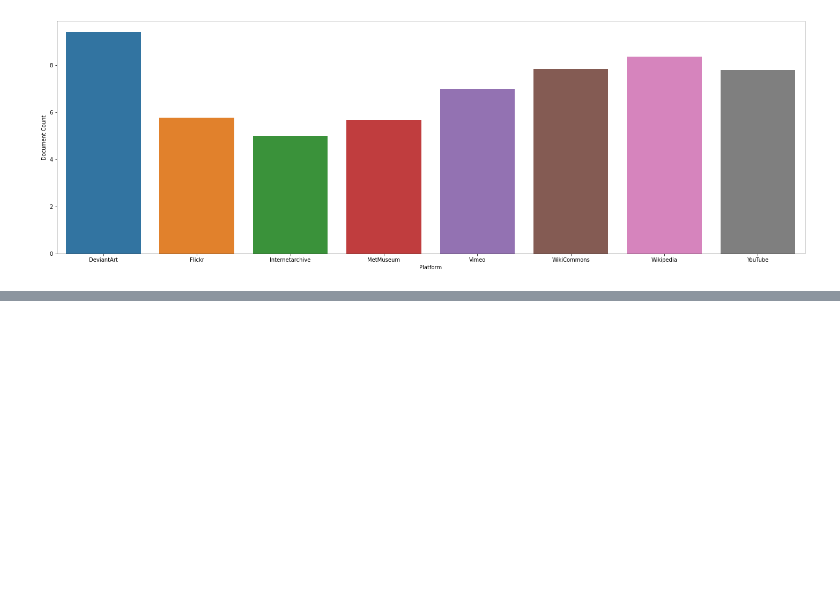
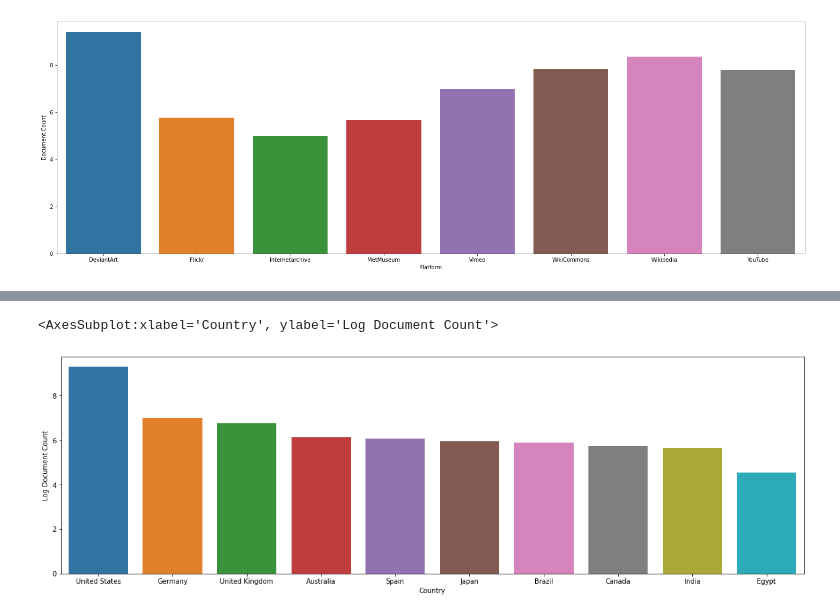
Before and after one commit to creativecommons/quantifying, a Jupyter notebook: visualization/visualization_engineering.ipynb, the cells around one changed output, grey strips where cells are left out. Saved outputs shown, nothing was run; the diff lists cells and outputs as text; code cells hidden in the pictures; blank space fills up the shorter version.

Commit message:
Visualization Completed up to 12th Request

```diff
--- a/visualization/visualization_engineering.ipynb
+++ b/visualization/visualization_engineering.ipynb
@@ -1196,0 +1204,10 @@ sns.barplot(
+# %%
+spotlighted_countries = pd.DataFrame(google_license_data.iloc[1:, 2:12].sum(axis = 0))\
+    .reset_index()
+spotlighted_countries = spotlighted_countries.rename(
+    columns = {
+        "index": "Country",
+        0: "Document Count"
+    }
+)
+spotlighted_countries
@@ -1196,0 +1226,8 @@ sns.barplot(
+# %%
+spotlighted_countries_plots = plt.subplots(figsize = (20, 6))
+spotlighted_countries["Log Document Count"] = np.log10(spotlighted_countries["Document Count"])
+spotlighted_countries = spotlighted_countries.sort_values("Log Document Count", ascending = False)
+sns.barplot(data = spotlighted_countries, x = "Country", y = "Log Document Count", ax = spotlighted_countries_plots[1])
+# %% [output]
+<AxesSubplot:xlabel='Country', ylabel='Log Document Count'>
+[figure, added]
```
Also changed, not shown: parts of 21 cells of this notebook.
